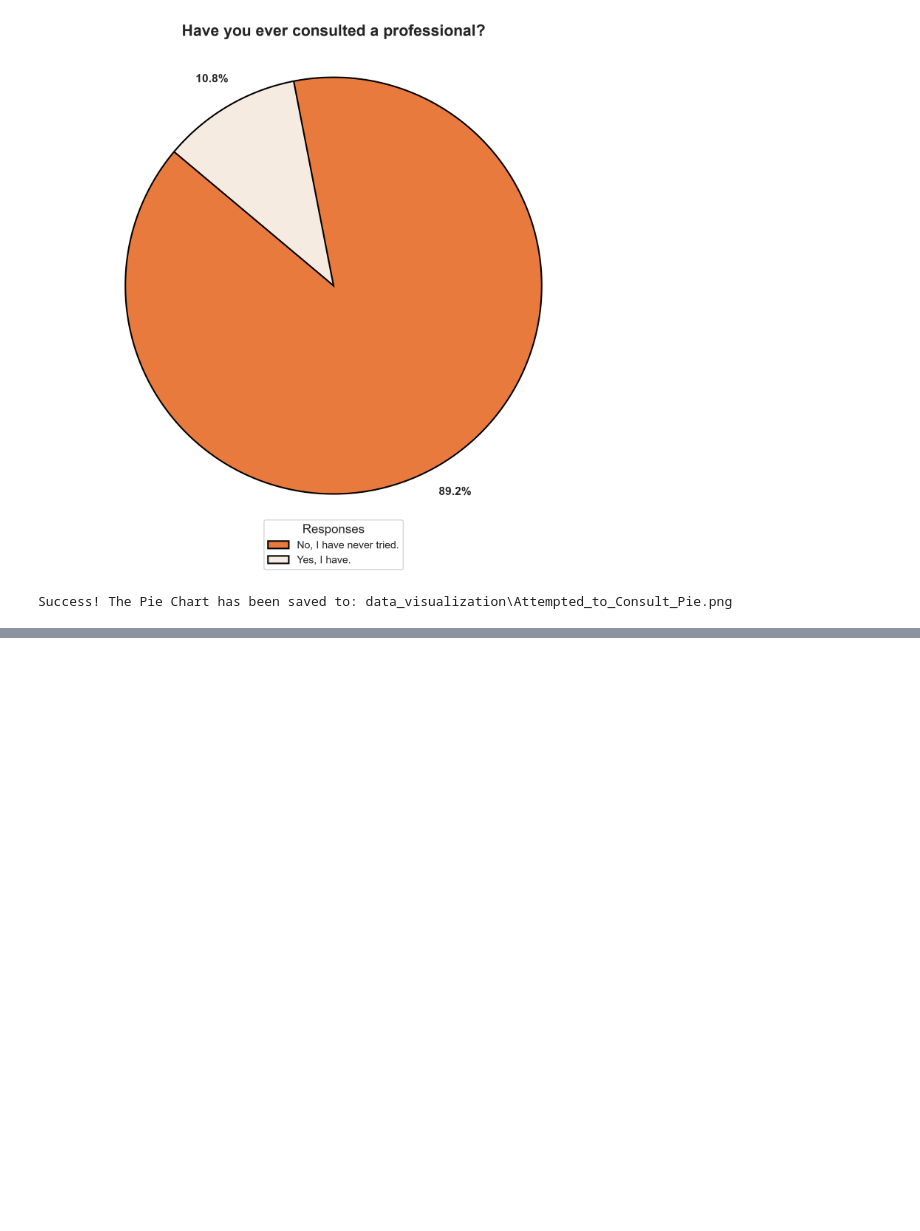
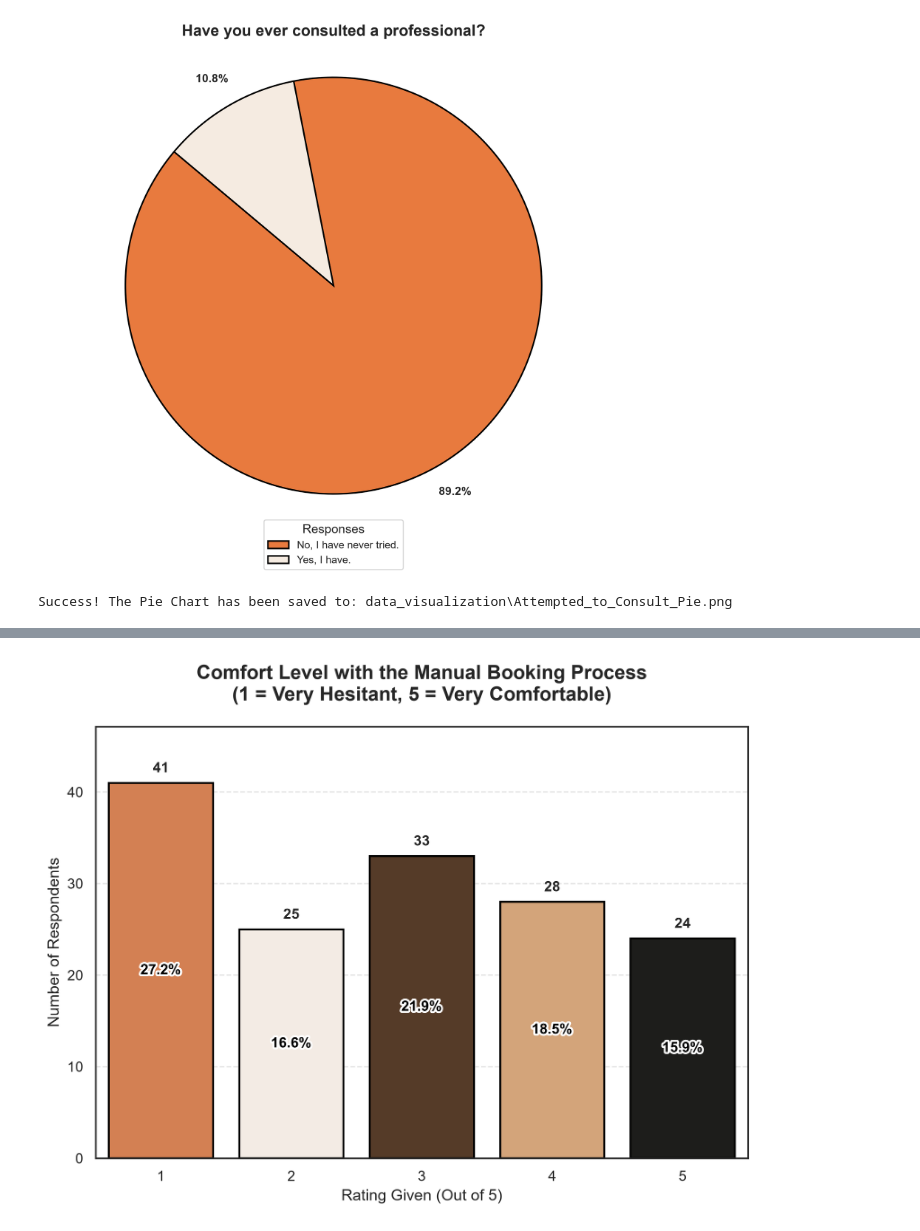
Before and after one commit to JohnLloydCanoy/amuma, a Jupyter notebook: interpretation/data_visualization.ipynb, the cells around one changed output, grey strips where cells are left out. Drawn from its saved outputs; the diff is of its cells as text; code cells hidden in the pictures; blank space fills up the shorter version.

```diff
--- a/interpretation/data_visualization.ipynb
+++ b/interpretation/data_visualization.ipynb
@@ -608,3 +608,100 @@ print(f"Success! The Pie Chart has been saved to: {file_path}")
 # %% [output]
 [figure]
 Success! The Pie Chart has been saved to: data_visualization\Attempted_to_Consult_Pie.png
+# %%
+import os
+import matplotlib.patheffects as pe  # Used for text outlines
+import matplotlib.pyplot as plt
+import pandas as pd
+import seaborn as sns
+
+# 1. Turn on Seaborn styling
+sns.set_theme(style="white")
+
+# 2. Load the dataset
+cleaned_df = pd.read_csv("rawdata/Cleaned_Data.csv")
+
+# 3. Grab Column 15 (Index 14)
+rating_col = cleaned_df.columns[14]
+
+# 4. CLEAN THE DATA
+ratings = cleaned_df[rating_col].dropna().astype(int)
+rating_counts = ratings.value_counts().sort_index().reset_index()
+rating_counts.columns = ["Rating", "Count"]
+
+# Calculate the TOTAL number of people for percentage calculations
+total_responses = rating_counts["Count"].sum()
+
+# 5. Set up the figure
+plt.figure(figsize=(9, 6), dpi=300)
+
+# The Calico Theme Palette
+calico_colors = ["#E87A3E", "#F5EBE1", "#5C3A21", "#E2A36B", "#1D1D1B"]
+colors = [calico_colors[i % len(calico_colors)] for i in range(len(rating_counts))]
+
+# 6. Create a VERTICAL Bar Chart
+ax = sns.barplot(
+    data=rating_counts,
+    x="Rating",
+    y="Count",
+    palette=colors,
+    edgecolor="black",
+    linewidth=1.5,
+)
+
+# Add 15% breathing room at the top
+max_count = rating_counts["Count"].max()
+plt.ylim(0, max_count * 1.15)
+
+# 7. Add Numbers (Count on top, Percentage inside)
+for patch in ax.patches:
+    height = patch.get_height()
+    if height > 0:
+        # A) Put the exact COUNT on top of the bar
+        plt.text(
+            patch.get_x() + patch.get_width() / 2,
+            height + (max_count * 0.02),
+            str(int(height)),
+            ha="center",
+            va="bottom",
+            fontsize=11,
+            fontweight="bold",
+        )
+
+        # B) Put the PERCENTAGE inside the bar (only if bar is tall enough)
+        if height > (max_count * 0.08):
+            percentage = (height / total_responses) * 100
+            plt.text(
+                patch.get_x() + patch.get_width() / 2,
+                height / 2,
+                f"{percentage:.1f}%",
+                ha="center",
+                va="center",
+                fontsize=11,
+                fontweight="bold",
+                color="black",
+                path_effects=[pe.withStroke(linewidth=3, foreground="white")],
+            )
+
+# 8. Add title and styling
+plt.title(
+    "Comfort Level with the Manual Booking Process\n(1 = Very Hesitant, 5 = Very Comfortable)",
+    fontsize=15,
+    fontweight="bold",
+    pad=20,
+)
+plt.xlabel("Rating Given (Out of 5)", fontsize=12)
+plt.ylabel("Number of Respondents", fontsize=12)
+
+plt.grid(axis="y", linestyle="--", alpha=0.5)
+
+# 9. Save to the specific folder
+save_folder = "data_visualization"
+os.makedirs(save_folder, exist_ok=True)
+
+file_path = os.path.join(save_folder, "Consultation_Rating_Bar.png")
+plt.savefig(file_path, dpi=300, bbox_inches="tight")
+plt.show()
+
+print(f"Success! The Vertical Bar Chart has been saved to: {file_path}")
+# %% [output]
@@ -610,0 +711 @@ Success! The Pie Chart has been saved to: data_visualization\Attempted_to_Consul
+[figure, added]
```
Also changed, not shown: parts of 1 cell of this notebook.
